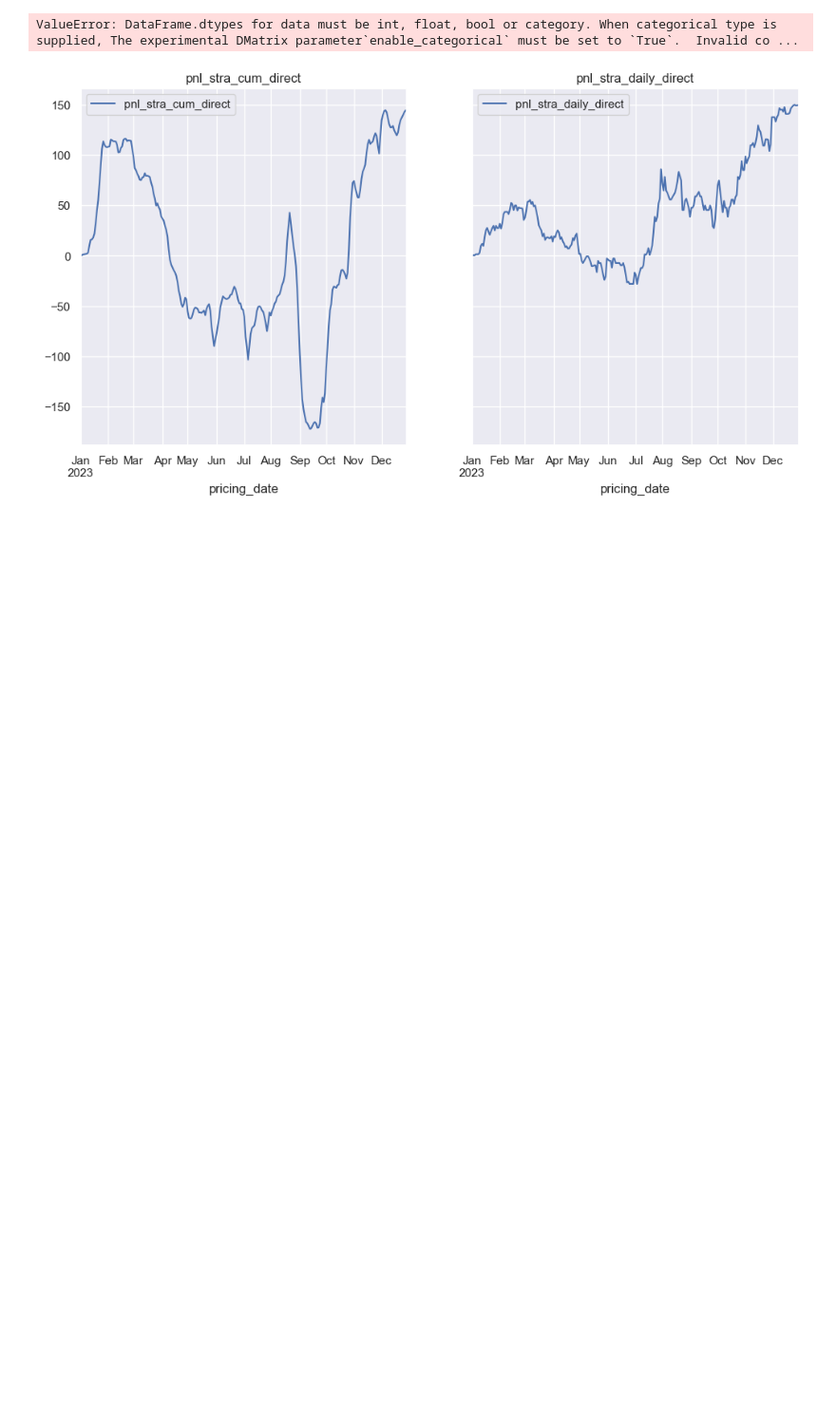
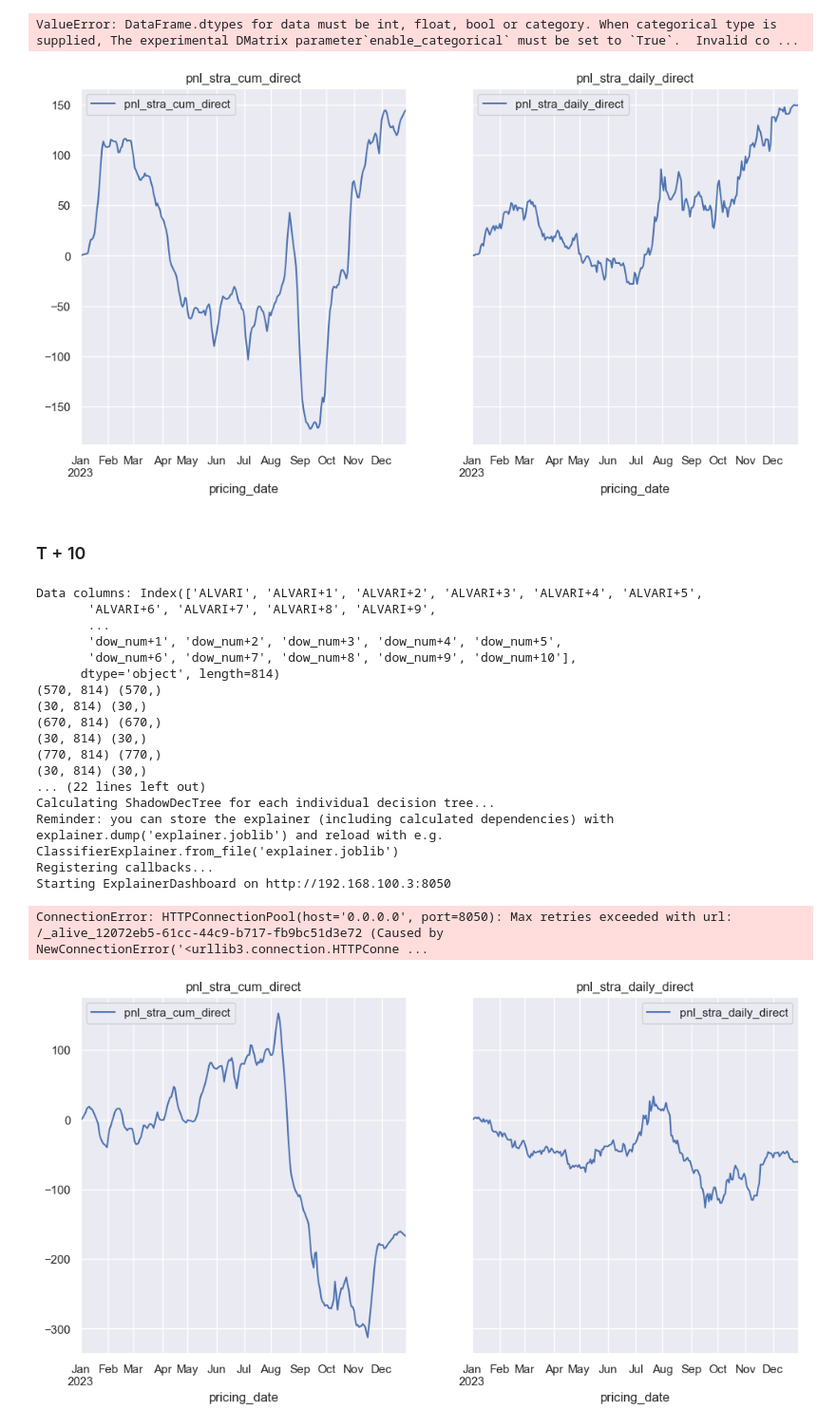
Before and after one commit to dissagaliyeva/python_pipeline_postgres, a Jupyter notebook: direct_predict_10days_shap/shap_pipeline.ipynb, the cells around one changed output. Shown at 95% size. Saved outputs shown, nothing was run; the diff lists cells and outputs as text; code cells hidden in the pictures; blank space fills up the shorter version.

```diff
--- a/direct_predict_10days_shap/shap_pipeline.ipynb
+++ b/direct_predict_10days_shap/shap_pipeline.ipynb
@@ -633,3 +633,42 @@ Generating layout...
 Calculating shap values...
 ValueError: DataFrame.dtypes for data must be int, float, bool or category. When categorical type is supplied, The experimental DMatrix parameter`enable_categorical` must be set to `True`.  Invalid co ...
 [figure]
+# %% [markdown]
+### T + 10
+# %%
+from explainerdashboard import RegressionExplainer, ExplainerDashboard
+
+target_col = 'target+10'
+
+new_df[target_col] = targets_df.loc[:, 'F380 M2/M3+10'].values
+
+
+results = get_predictions(new_df.copy(), 'experiments/', test_start='2023-01-01', test_end='2023-12-31',
+                          use_rolling=False, n_estimators=100, target_col=target_col)
+
+test = new_df[(new_df.index >= '2023-01-01') & (new_df.index <= '2023-12-31')]
+X_test, y_test = test.drop(columns=target_col), test[target_col]
+
+X_test = X_test.astype('float64')
+explainer = RegressionExplainer(results['model'], X_test, y_test)
+ExplainerDashboard(explainer, depth=2).run()
+# %% [output]
+Data columns: Index(['ALVARI', 'ALVARI+1', 'ALVARI+2', 'ALVARI+3', 'ALVARI+4', 'ALVARI+5',
+       'ALVARI+6', 'ALVARI+7', 'ALVARI+8', 'ALVARI+9',
+       ...
+       'dow_num+1', 'dow_num+2', 'dow_num+3', 'dow_num+4', 'dow_num+5',
+       'dow_num+6', 'dow_num+7', 'dow_num+8', 'dow_num+9', 'dow_num+10'],
+      dtype='object', length=814)
+(570, 814) (570,)
+(30, 814) (30,)
+(670, 814) (670,)
+(30, 814) (30,)
+(770, 814) (770,)
+(30, 814) (30,)
+... (22 lines left out)
+Calculating ShadowDecTree for each individual decision tree...
+Reminder: you can store the explainer (including calculated dependencies) with explainer.dump('explainer.joblib') and reload with e.g. ClassifierExplainer.from_file('explainer.joblib')
+Registering callbacks...
+Starting ExplainerDashboard on http://192.168.100.3:8050
+ConnectionError: HTTPConnectionPool(host='0.0.0.0', port=8050): Max retries exceeded with url: /_alive_12072eb5-61cc-44c9-b717-fb9bc51d3e72 (Caused by NewConnectionError('<urllib3.connection.HTTPConne ...
+[figure, added]
```
Also changed, not shown: parts of 1 cell of this notebook.
